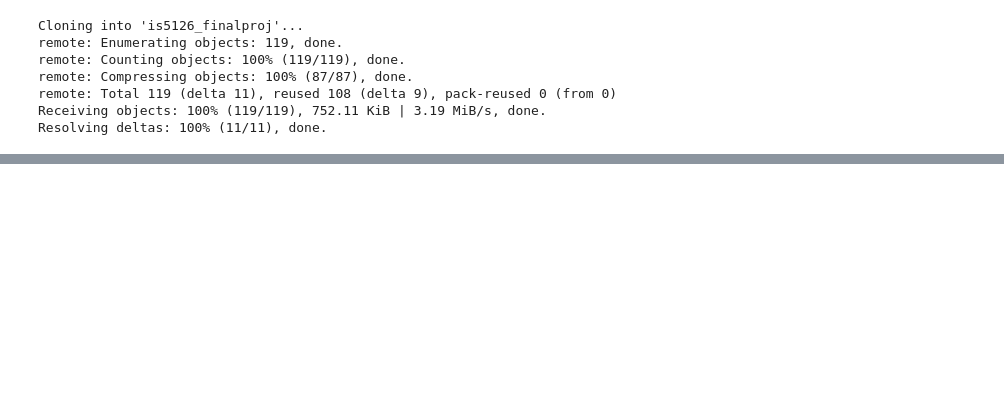
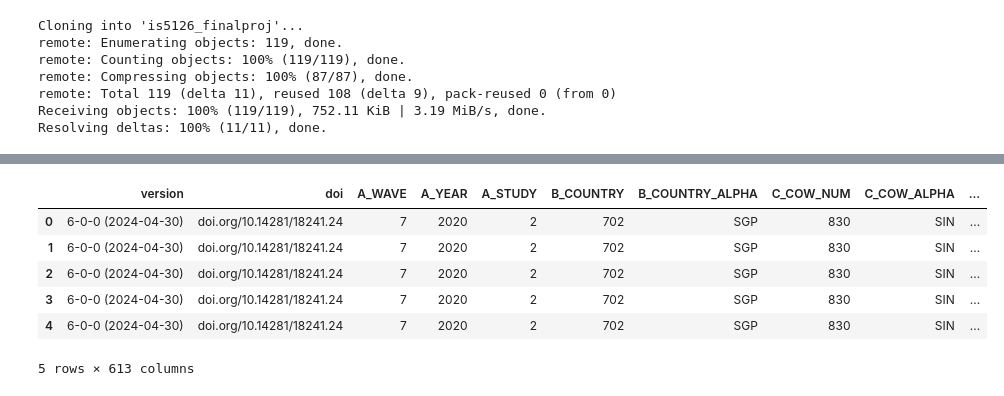
Before and after one commit to gooncaver/is5126_finalproj, a Jupyter notebook: Data/Scripts/preprocessing_ck.ipynb, the cells around one changed output, grey strips where cells are left out. Cells and saved outputs as stored; diff of their text form; code cells hidden in the pictures; blank space fills up the shorter version.

Commit message:
UPDATE read csv data

```diff
--- a/Data/Scripts/preprocessing_ck.ipynb
+++ b/Data/Scripts/preprocessing_ck.ipynb
@@ -33,0 +45,15 @@ Requirement already satisfied: six>=1.5 in /usr/local/lib/python3.12/dist-packag
+# %%
+# importing data csv files
+
+url = 'https://raw.githubusercontent.com/ceciliak27/is5126_finalproj/refs/heads/preprocessing/Data/RawData/WVS_Cross-National_Wave_7_csv_v6_0(SGP_Only).csv'
+df = pd.read_csv(url)
+
+df.head()
+# %% [output]
+|  | version | doi | A_WAVE | A_YEAR | A_STUDY | B_COUNTRY | B_COUNTRY_ALPHA | C_COW_NUM | C_COW_ALPHA | ... |
+| 0 | 6-0-0 (2024-04-30) | doi.org/10.14281/18241.24 | 7 | 2020 | 2 | 702 | SGP | 830 | SIN | ... |
+| 1 | 6-0-0 (2024-04-30) | doi.org/10.14281/18241.24 | 7 | 2020 | 2 | 702 | SGP | 830 | SIN | ... |
+| 2 | 6-0-0 (2024-04-30) | doi.org/10.14281/18241.24 | 7 | 2020 | 2 | 702 | SGP | 830 | SIN | ... |
+| 3 | 6-0-0 (2024-04-30) | doi.org/10.14281/18241.24 | 7 | 2020 | 2 | 702 | SGP | 830 | SIN | ... |
+| 4 | 6-0-0 (2024-04-30) | doi.org/10.14281/18241.24 | 7 | 2020 | 2 | 702 | SGP | 830 | SIN | ... |
+5 rows × 613 columns
```
Also changed, not shown: parts of 6 cells of this notebook.
